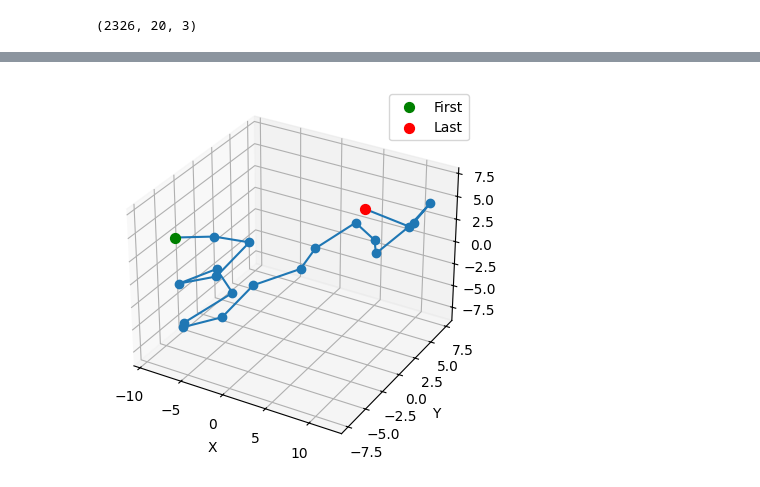
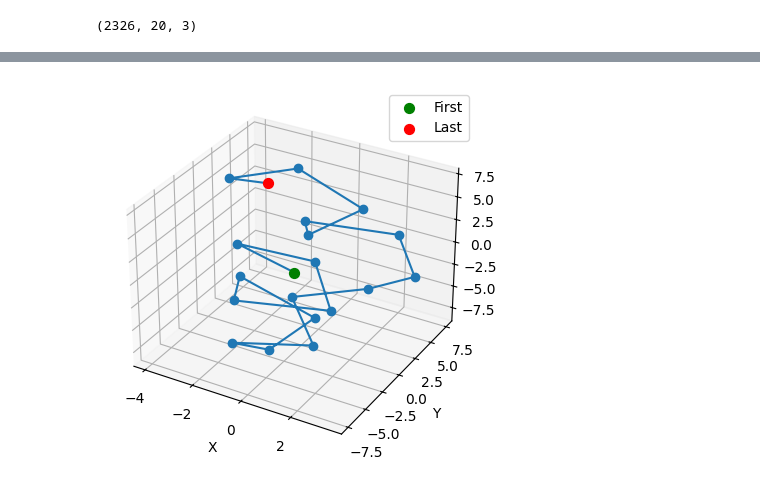
Before and after one commit to ijamil1/FlowMatching, a Jupyter notebook: FlowMatching_3d_real_protein_fragments.ipynb, the cells around one changed output, grey strips where cells are left out. Drawn from its saved outputs; the diff is of its cells as text; code cells hidden in the pictures.

```diff
--- a/FlowMatching_3d_real_protein_fragments.ipynb
+++ b/FlowMatching_3d_real_protein_fragments.ipynb
@@ -69,12 +73,12 @@ for pdb_id in pdb_ids:
       data.append(fragments)
 
 
-data = np.concatenate(data, axis=0)
-print(data.shape)
+real_pd = np.concatenate(data, axis=0)
+print(real_pd.shape)
 # %% [output]
 (2326, 20, 3)
 # %%
-data_center = np.mean(data, axis=1)
+data_center = np.mean(real_pd, axis=1)
 data_center = data_center[:, np.newaxis, :]
-data = data - data_center
+real_pd = real_pd - data_center
 # %%
@@ -107,24 +111,24 @@ def sample_real_protein_fragment(n_samples=50):
 # %%
-x, y, z = data[20][:, 0], data[10][:, 1], data[10][:, 2]
+x, y, z = real_pd[10][:, 0], real_pd[10][:, 1], real_pd[10][:, 2]
 
 
 fig = plt.figure()
 ax = fig.add_subplot(111, projection='3d')
 
 ax.plot(x, y, z, marker='o')  # connected line with markers
 # Alternatively: ax.scatter(x, y, z)  # just points
 
 ax.set_xlabel("X")
 ax.set_ylabel("Y")
 ax.set_zlabel("Z")
 
 ax.scatter(x[0], y[0], z[0], color='green', s=50, label="First")
 ax.scatter(x[-1], y[-1], z[-1], color='red', s=50, label="Last")
 ax.legend()
 
 plt.show()
 # %% [output]
-[figure, old version]
+[figure, new version]
 # %%
 def generate_gaussian_samples(num_samples = 5, length=10, dim=3):
     samples = np.random.randn(num_samples, length, dim)
```
Also changed, not shown: parts of 10 cells of this notebook.
